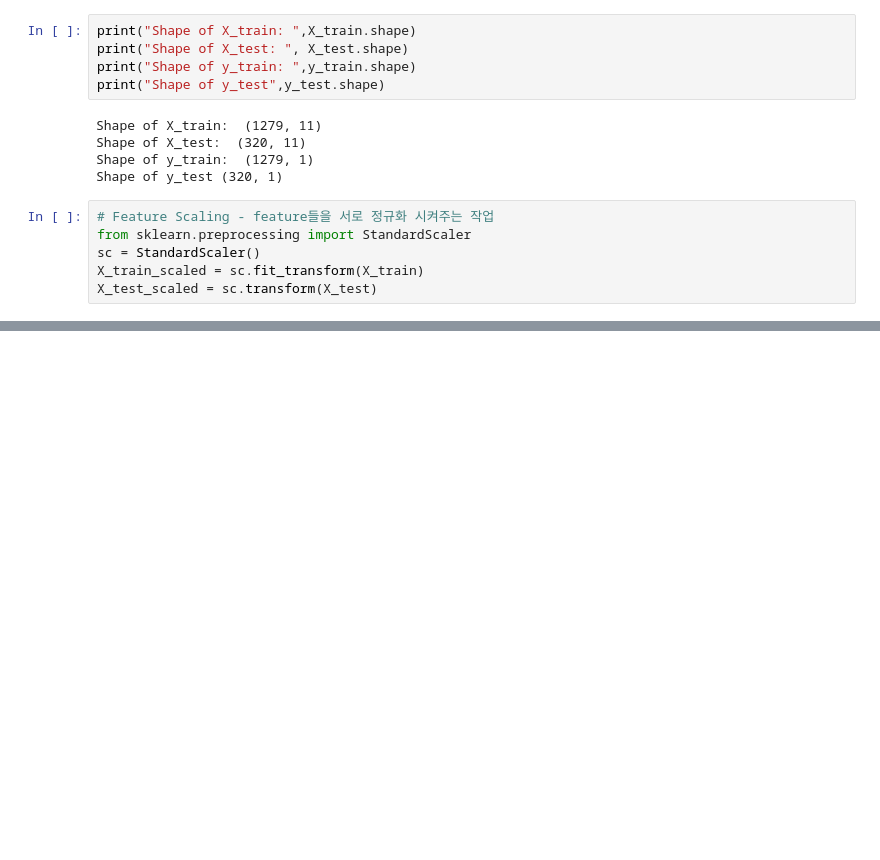
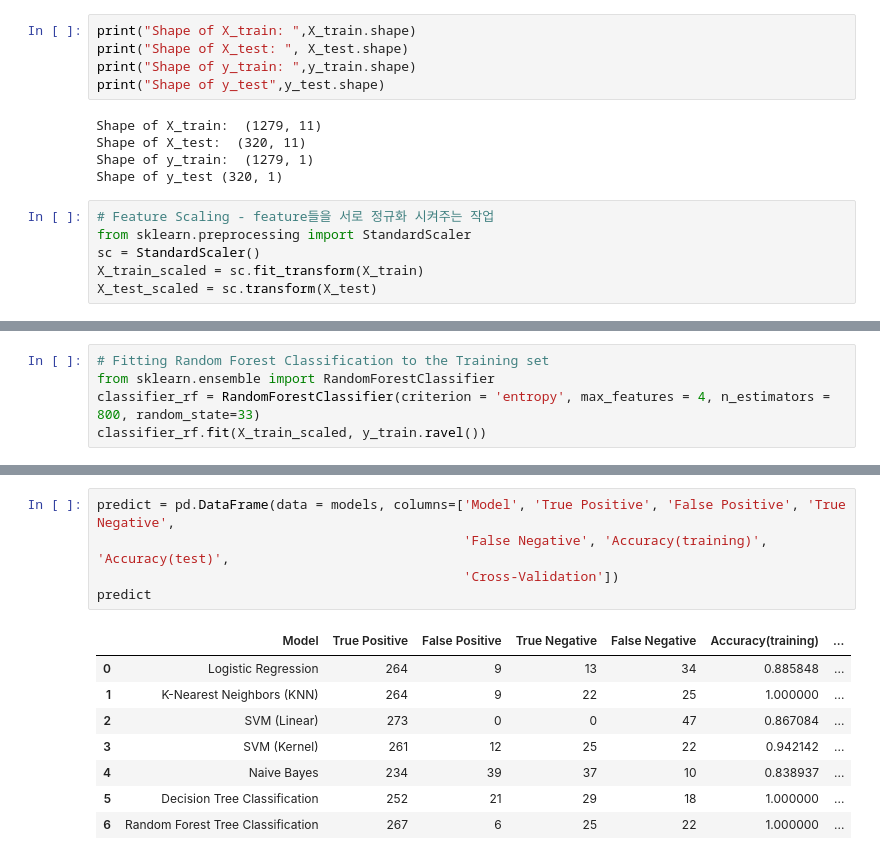
Before and after one commit to ChaeheePark/Data_Analysis, a Jupyter notebook: Red Wine Quality Classification Analysis.ipynb, the cells around one changed output, grey strips where cells are left out. Cells and saved outputs as stored; diff of their text form; blank space fills up the shorter version.

```diff
--- a/Red Wine Quality Classification Analysis.ipynb
+++ b/Red Wine Quality Classification Analysis.ipynb
@@ -294,0 +495,5 @@ LogisticRegression(C=1, max_iter=1000, solver='liblinear')
+# %%
+# Fitting Random Forest Classification to the Training set
+from sklearn.ensemble import RandomForestClassifier
+classifier_rf = RandomForestClassifier(criterion = 'entropy', max_features = 4, n_estimators = 800, random_state=33)
+classifier_rf.fit(X_train_scaled, y_train.ravel())
@@ -294,0 +538,14 @@ LogisticRegression(C=1, max_iter=1000, solver='liblinear')
+# %%
+predict = pd.DataFrame(data = models, columns=['Model', 'True Positive', 'False Positive', 'True Negative',
+                                               'False Negative', 'Accuracy(training)', 'Accuracy(test)',
+                                               'Cross-Validation'])
+predict
+# %% [output]
+|  | Model | True Positive | False Positive | True Negative | False Negative | Accuracy(training) | ... |
+| 0 | Logistic Regression | 264 | 9 | 13 | 34 | 0.885848 | ... |
+| 1 | K-Nearest Neighbors (KNN) | 264 | 9 | 22 | 25 | 1.000000 | ... |
+| 2 | SVM (Linear) | 273 | 0 | 0 | 47 | 0.867084 | ... |
+| 3 | SVM (Kernel) | 261 | 12 | 25 | 22 | 0.942142 | ... |
+| 4 | Naive Bayes | 234 | 39 | 37 | 10 | 0.838937 | ... |
+| 5 | Decision Tree Classification | 252 | 21 | 29 | 18 | 1.000000 | ... |
+| 6 | Random Forest Tree Classification | 267 | 6 | 25 | 22 | 1.000000 | ... |
```
Also changed, not shown: parts of 33 cells of this notebook.
